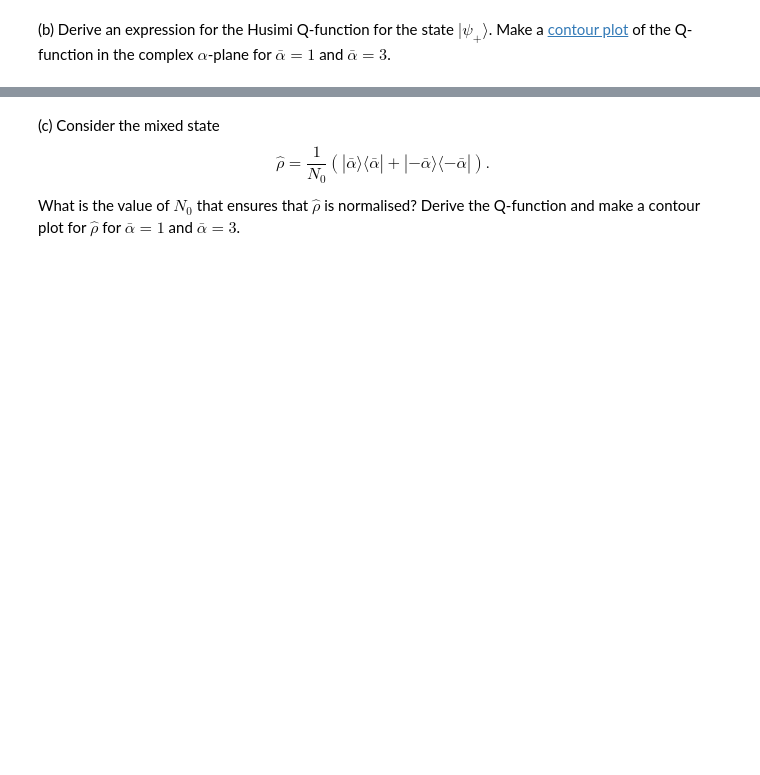
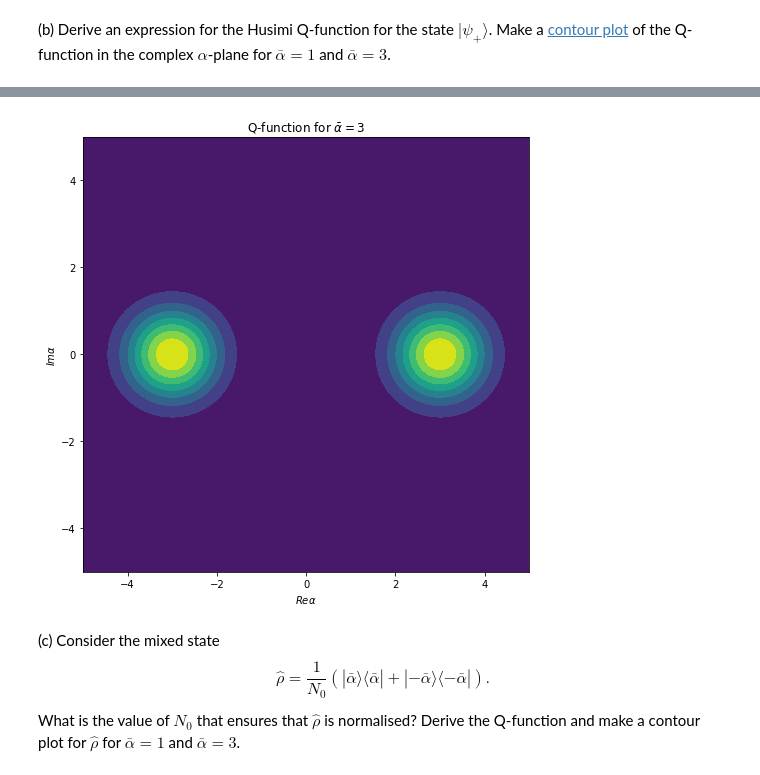
Before and after one commit to AditiRupade/Open-Quantum-Systems, a Jupyter notebook: Aditi_Rupade_Worksheet_3.ipynb, the cells around one changed output, grey strips where cells are left out. Saved outputs shown, nothing was run; the diff lists cells and outputs as text; code cells hidden in the pictures; blank space fills up the shorter version.

```diff
--- a/Aditi_Rupade_Worksheet_3.ipynb
+++ b/Aditi_Rupade_Worksheet_3.ipynb
@@ -371,2 +741,7 @@ where $|\bar{\alpha}\rangle $ and $|-\bar{\alpha}\rangle$ are coherent states.
+# %%
+#Plot for alpha=3
+plot_Q_func(3)
+# %% [output]
+[figure, added]
 # %% [markdown]
 (c) Consider the mixed state $$\hat{\rho} = \frac{1}{N_0}\left(|\bar{\alpha}\rangle\langle\bar{\alpha}| + |-\bar{\alpha}\rangle\langle-\bar{\alpha}| \right).$$ What is the value of $N_0$ that ensures that $\hat{\rho}$ is normalised? Derive the Q-function and make a contour plot for $\hat{\rho}$ for $\bar{\alpha}=1$ and $\bar{\alpha}=3$.
```
Also changed, not shown: parts of 61 cells of this notebook.
